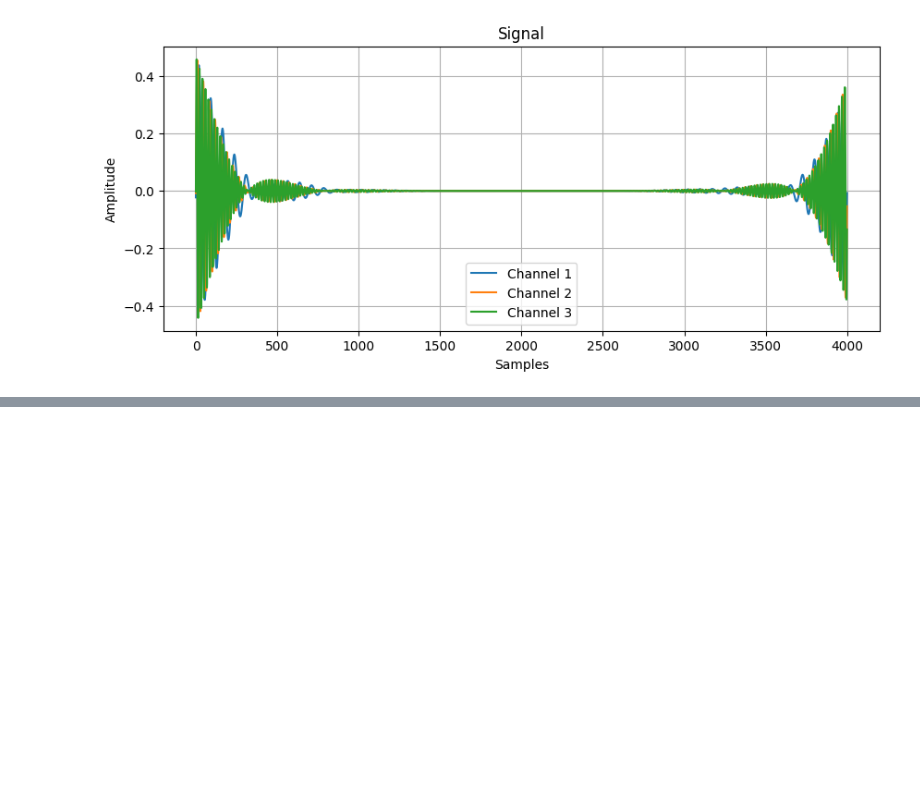
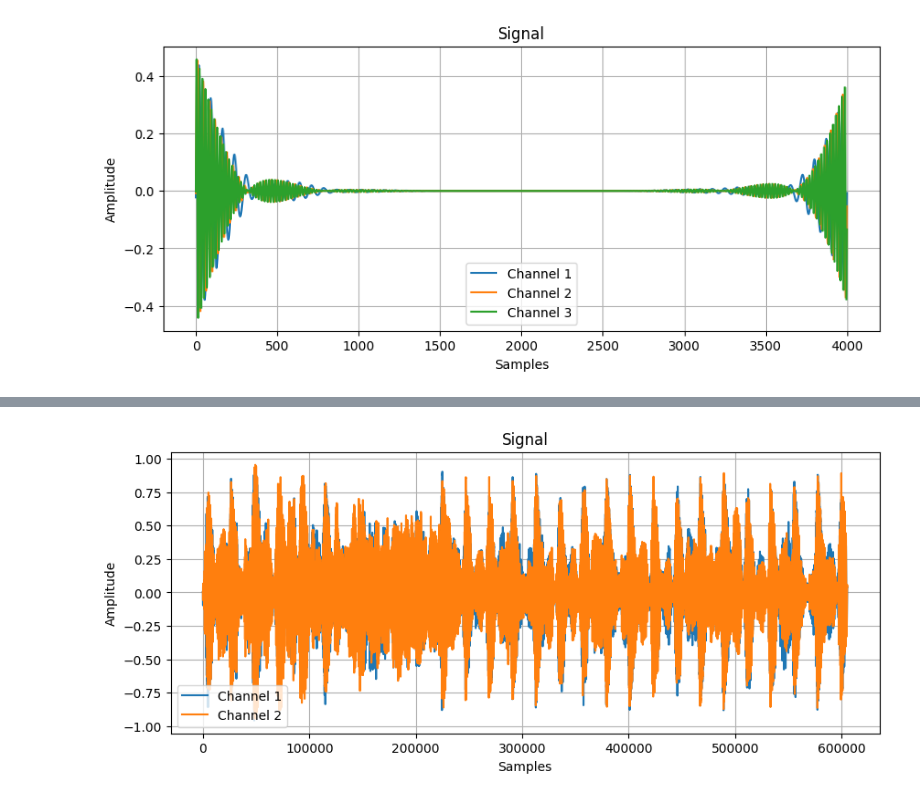
Before and after one commit to AIoT-Group-UoP/crossai-ts, a Jupyter notebook: examples/multi_axis_hpss.ipynb, the cells around one changed output, grey strips where cells are left out. Cells and saved outputs as stored; diff of their text form; code cells hidden in the pictures; blank space fills up the shorter version.

```diff
--- a/examples/multi_axis_hpss.ipynb
+++ b/examples/multi_axis_hpss.ipynb
@@ -85,0 +120,8 @@ fig = vis.plot_signal(hpss_1d[1], sr=sample_rate)
+# %%
+plot_signal(
+    hpss_audio[0],
+    sr=sample_rate,
+    return_mode=False
+)
+# %% [output]
+[figure, added]
```
Also changed, not shown: parts of 23 cells of this notebook, 3 other files.
